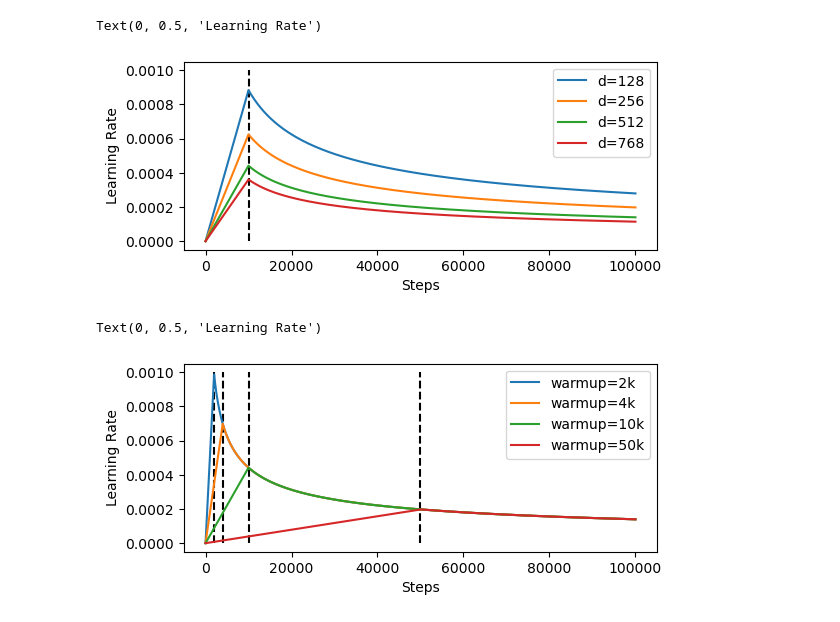
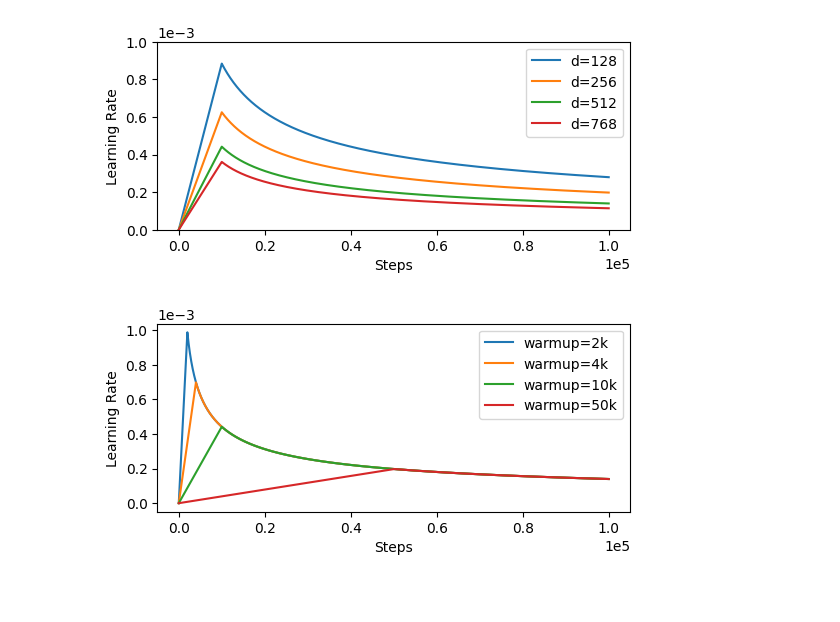
Before and after one commit to ioverho/attention_and_transformers, a Jupyter notebook: code/learning_rate.ipynb, the cells around one changed output. Saved outputs shown, nothing was run; the diff lists cells and outputs as text; code cells hidden in the pictures; blank space fills up the shorter version.

```diff
--- a/code/learning_rate.ipynb
+++ b/code/learning_rate.ipynb
@@ -3,35 +3,59 @@ import numpy as np
 import matplotlib.pyplot as plt
 # %%
 def lr_multiplier(step_num, warmup_steps, d_model):
-    possible_lr = np.stack([np.power(step_num, -0.5), step_num * np.power(warmup_steps, -1.5)])
+    possible_lr = np.stack(
+        [np.power(step_num, -0.5), step_num * np.power(warmup_steps, -1.5)]
+    )
     lr_multiplier = np.min(possible_lr, axis=0)
 
     return np.power(d_model, -0.5) * lr_multiplier
+
 
 warmup_steps = 10000
 
 steps = np.arange(1, 100000)
 
 fig, ax = plt.subplots(1, 1, figsize=(6.102362, 2.44094))
 
-ax.plot(steps, lr_multiplier(steps, warmup_steps=warmup_steps, d_model=128), label="d=128")
-ax.plot(steps, lr_multiplier(steps, warmup_steps=warmup_steps, d_model=256), label="d=256")
-ax.plot(steps, lr_multiplier(steps, warmup_steps=warmup_steps, d_model=512), label="d=512")
-ax.plot(steps, lr_multiplier(steps, warmup_steps=warmup_steps, d_model=768), label="d=768")
+ax.plot(
+    steps, lr_multiplier(steps, warmup_steps=warmup_steps, d_model=128), label="d=128"
+)
+ax.plot(
+    steps, lr_multiplier(steps, warmup_steps=warmup_steps, d_model=256), label="d=256"
+)
+ax.plot(
+    steps, lr_multiplier(steps, warmup_steps=warmup_steps, d_model=512), label="d=512"
+)
+ax.plot(
+    steps, lr_multiplier(steps, warmup_steps=warmup_steps, d_model=768), label="d=768"
+)
 ax.legend()
 
-ax.vlines(x=warmup_steps, ymin=0, ymax=0.0010, color="k", zorder=0, ls="--")
+# ax.vlines(x=warmup_steps, ymin=0, ymax=0.0010, color="k", zorder=0, ls="--")
 ax.set_xlabel("Steps")
 ax.set_ylabel("Learning Rate")
+
+ax.ticklabel_format(axis="both", style="sci", scilimits=(0, 4))
+
+ax.set_ylim(0, 1.0e-3)
+
+fig.savefig(
+    "../public/learning_rates_by_dimension.svg",
+    pad_inches=0.0,
+    bbox_inches="tight",
+    transparent=True,
+)
 # %% [output]
-Text(0, 0.5, 'Learning Rate')
-[figure, old version]
+[figure, new version]
 # %%
 def lr_multiplier(step_num, warmup_steps, d_model):
-    possible_lr = np.stack([np.power(step_num, -0.5), step_num * np.power(warmup_steps, -1.5)])
+    possible_lr = np.stack(
+        [np.power(step_num, -0.5), step_num * np.power(warmup_steps, -1.5)]
+    )
     lr_multiplier = np.min(possible_lr, axis=0)
 
     return np.power(d_model, -0.5) * lr_multiplier
+
 
 steps = np.arange(1, 100000)
 
@@ -39,15 +63,39 @@ fig, ax = plt.subplots(1, 1, figsize=(6.102362, 2.44094))
 
 warmup_steps = [2000, 4000, 10000, 50000]
 
-ax.plot(steps, lr_multiplier(steps, warmup_steps=warmup_steps[0], d_model=512), label="warmup=2k")
-ax.plot(steps, lr_multiplier(steps, warmup_steps=warmup_steps[1], d_model=512), label="warmup=4k")
-ax.plot(steps, lr_multiplier(steps, warmup_steps=warmup_steps[2], d_model=512), label="warmup=10k")
-ax.plot(steps, lr_multiplier(steps, warmup_steps=warmup_steps[3], d_model=512), label="warmup=50k")
+ax.plot(
+    steps,
+    lr_multiplier(steps, warmup_steps=warmup_steps[0], d_model=512),
+    label="warmup=2k",
+)
+ax.plot(
+    steps,
+    lr_multiplier(steps, warmup_steps=warmup_steps[1], d_model=512),
+    label="warmup=4k",
+)
+ax.plot(
+    steps,
+    lr_multiplier(steps, warmup_steps=warmup_steps[2], d_model=512),
+    label="warmup=10k",
+)
+ax.plot(
+    steps,
+    lr_multiplier(steps, warmup_steps=warmup_steps[3], d_model=512),
+    label="warmup=50k",
+)
 ax.legend()
 
-ax.vlines(x=warmup_steps, ymin=0, ymax=0.0010, color="k", zorder=0, ls="--")
+# ax.vlines(x=warmup_steps, ymin=0, ymax=0.0010, color="k", zorder=0, ls="--")
 ax.set_xlabel("Steps")
 ax.set_ylabel("Learning Rate")
+
+ax.ticklabel_format(axis="both", style="sci", scilimits=(0, 4))
+
+fig.savefig(
+    "../public/learning_rates_by_warmup.svg",
+    pad_inches=0.0,
+    bbox_inches="tight",
+    transparent=True,
+)
 # %% [output]
-Text(0, 0.5, 'Learning Rate')
-[figure, old version]
+[figure, new version]
```
Also changed, not shown: 10 other files.
